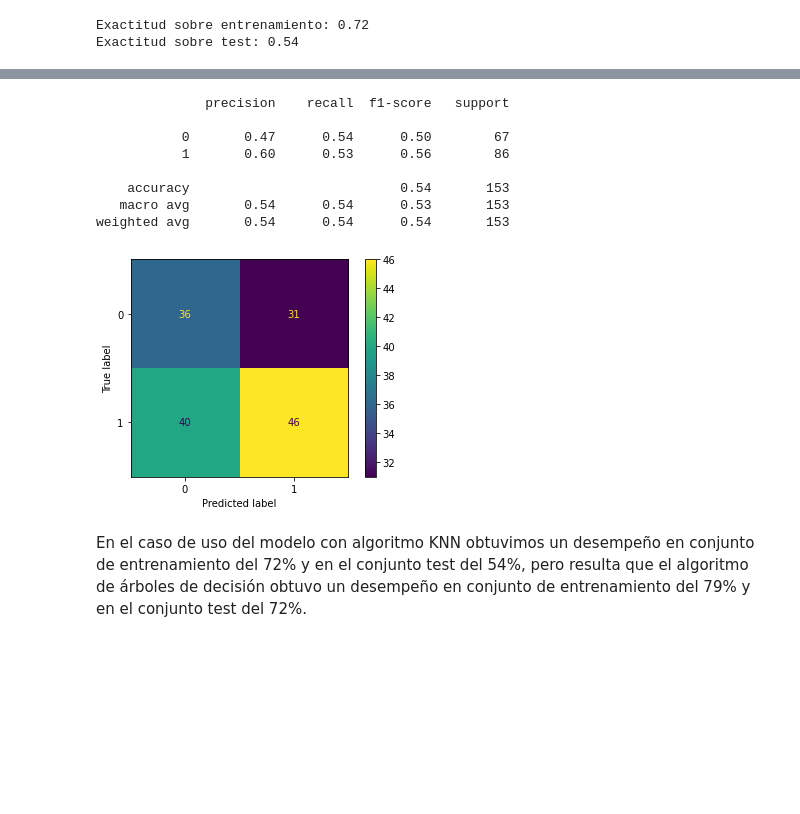
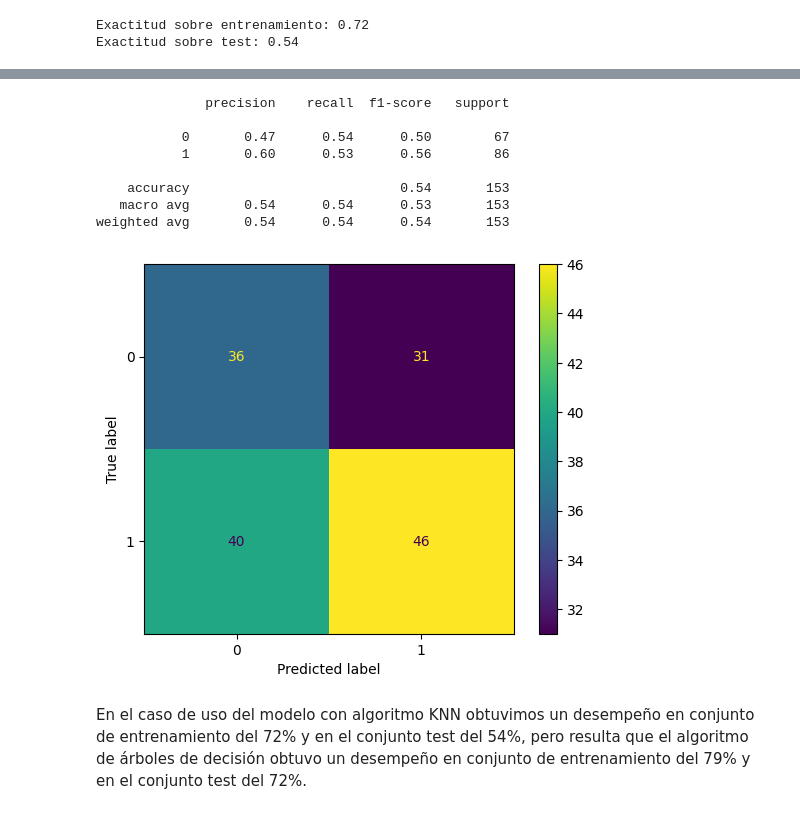
Before and after one commit to Cefigueredo/Employee-desertion-detector, a Jupyter notebook: Parcial1cefigueredo.ipynb, the cells around one changed output, grey strips where cells are left out. Saved outputs shown, nothing was run; the diff lists cells and outputs as text; code cells hidden in the pictures; blank space fills up the shorter version.

```diff
--- a/Parcial1cefigueredo.ipynb
+++ b/Parcial1cefigueredo.ipynb
@@ -755,19 +755,19 @@ weighted avg       0.72      0.72      0.72       612
 # %%
 # Mostrar reporte de clasificación sobre test
 print(classification_report(Y_test, y_pred_test))
 # Se puede visualizar la matriz de confusión
-plot_confusion_matrix(modelo_final, X_test, Y_test)
+ConfusionMatrixDisplay.from_estimator(modelo_final, X_test, Y_test)
 plt.show()
 # %% [output]
               precision    recall  f1-score   support
 
            0       0.47      0.54      0.50        67
            1       0.60      0.53      0.56        86
 
     accuracy                           0.54       153
    macro avg       0.54      0.54      0.53       153
 weighted avg       0.54      0.54      0.54       153
-[figure, old version]
+[figure, new version]
 # %% [markdown]
 En el caso de uso del modelo con algoritmo KNN obtuvimos un desempeño en conjunto de entrenamiento del 72% y en el conjunto test del 54%, pero resulta que el algoritmo de árboles de decisión obtuvo un desempeño en conjunto de entrenamiento del 79% y en el conjunto test del 72%.
 # %% [markdown]
```
Also changed, not shown: parts of 4 cells of this notebook, 1 other file.
